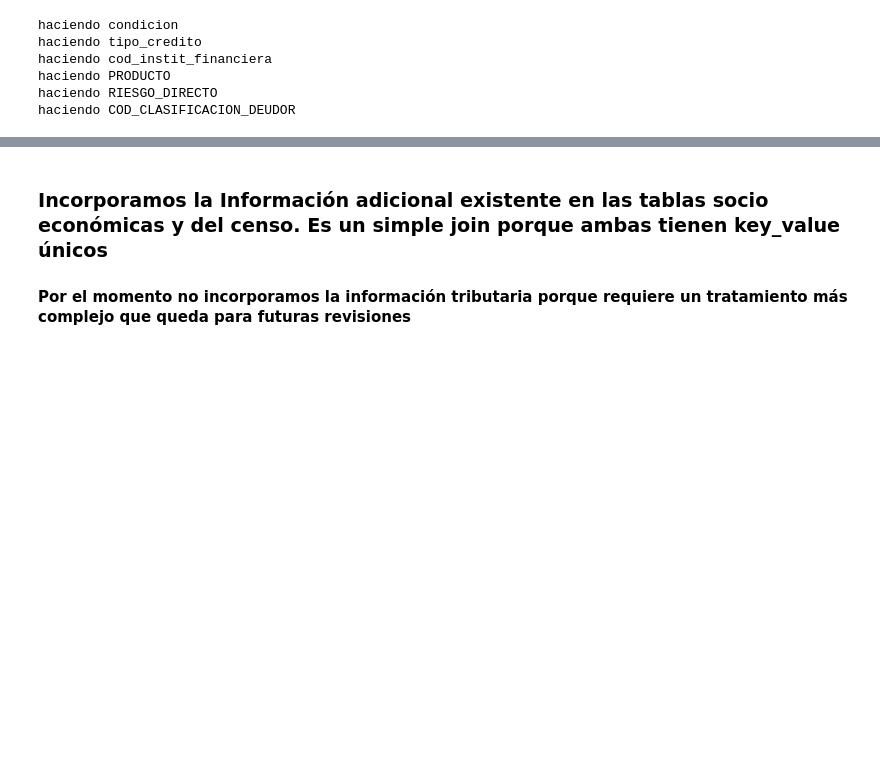
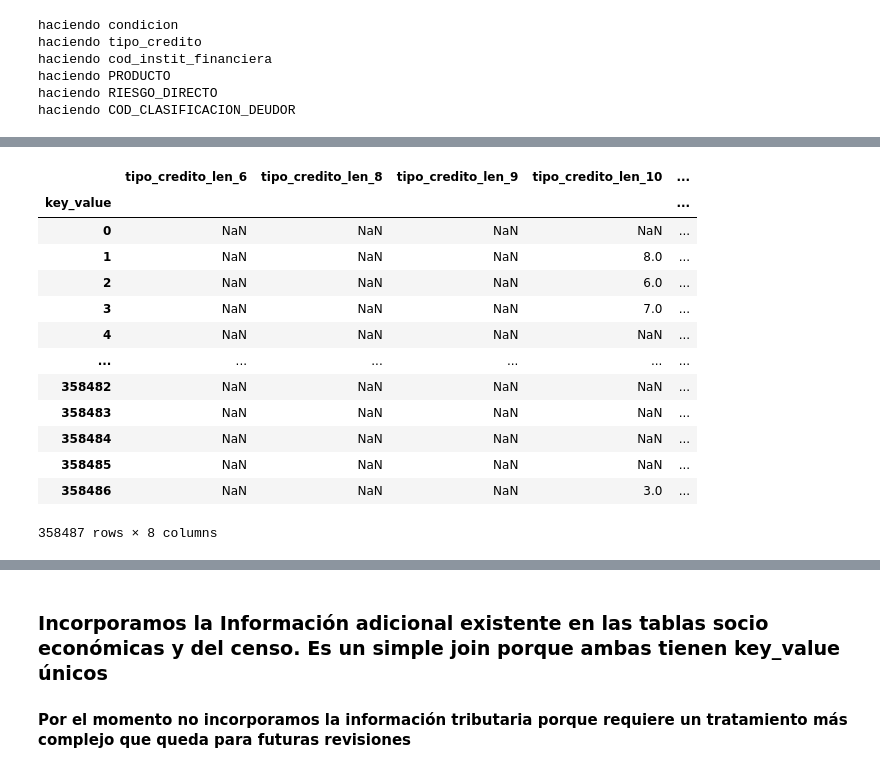
Before and after one commit to Guillin/interbank20, a Jupyter notebook: notebooks/visualization/benchmark-1.ipynb, the cells around one changed output, grey strips where cells are left out. Saved outputs shown, nothing was run; the diff lists cells and outputs as text; code cells hidden in the pictures; blank space fills up the shorter version.

```diff
--- a/notebooks/visualization/benchmark-1.ipynb
+++ b/notebooks/visualization/benchmark-1.ipynb
@@ -65,3 +99,20 @@ haciendo COD_CLASIFICACION_DEUDOR
+# %%
+train[2]
+# %% [output]
+|  | tipo_credito_len_6 | tipo_credito_len_8 | tipo_credito_len_9 | tipo_credito_len_10 | ... |
+| key_value |  |  |  |  | ... |
+| 0 | NaN | NaN | NaN | NaN | ... |
+| 1 | NaN | NaN | NaN | 8.0 | ... |
+| 2 | NaN | NaN | NaN | 6.0 | ... |
+| 3 | NaN | NaN | NaN | 7.0 | ... |
+| 4 | NaN | NaN | NaN | NaN | ... |
+| ... | ... | ... | ... | ... | ... |
+| 358482 | NaN | NaN | NaN | NaN | ... |
+| 358483 | NaN | NaN | NaN | NaN | ... |
+| 358484 | NaN | NaN | NaN | NaN | ... |
+| 358485 | NaN | NaN | NaN | NaN | ... |
+| 358486 | NaN | NaN | NaN | 3.0 | ... |
+358487 rows × 8 columns
 # %%
 train = pd.concat(train, axis=1)
 test = pd.concat(test, axis=1)
```
Also changed, not shown: parts of 7 cells of this notebook, 1 other file.
